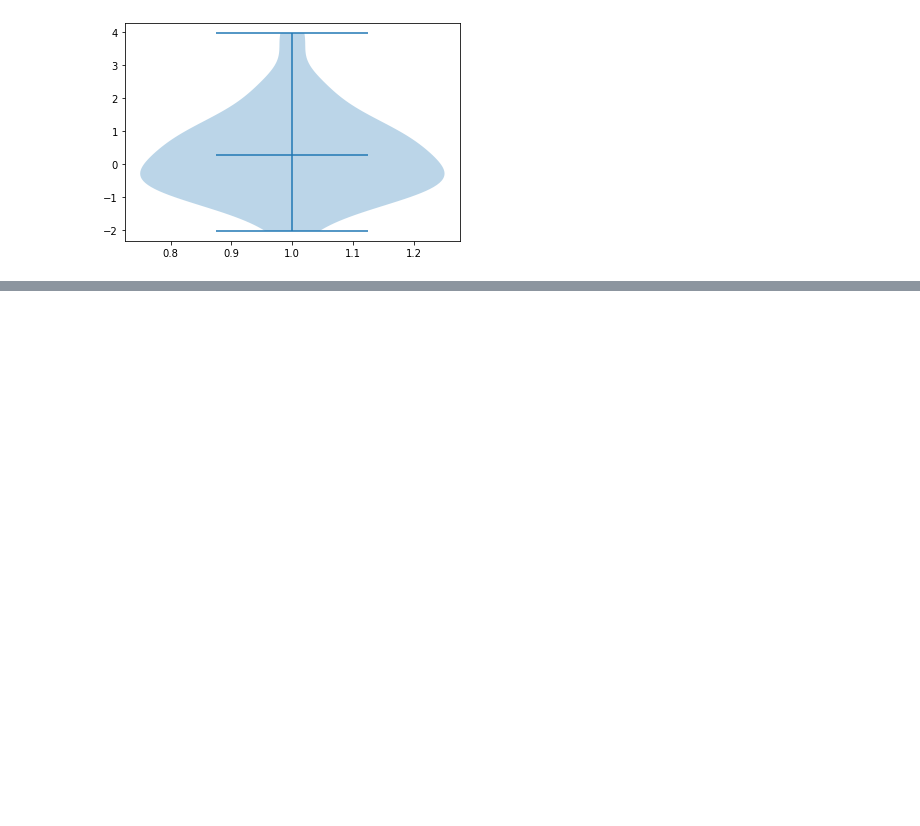
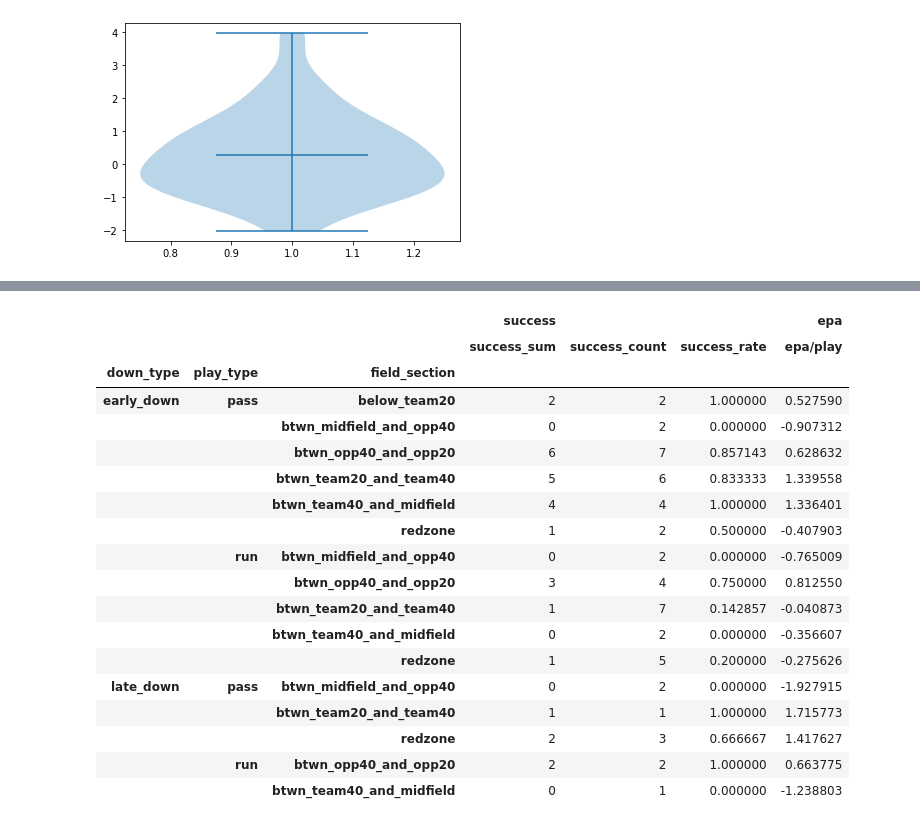
Before and after one commit to keeganheilman/nfl-charts, a Jupyter notebook: explosive_ratio.ipynb, the cells around one changed output, grey strips where cells are left out. Saved outputs shown, nothing was run; the diff lists cells and outputs as text; code cells hidden in the pictures; blank space fills up the shorter version.

```diff
--- a/explosive_ratio.ipynb
+++ b/explosive_ratio.ipynb
@@ -437,0 +513,26 @@ plt.show()
+# %%
+
+
+(df_team_week
+ .groupby(['down_type','play_type','field_section']).agg({'success':[('success_sum','sum'),('success_count','count'),('success_rate','mean')],'epa':[('epa/play','mean')]})
+)
+# %% [output]
+|  |  |  | success |  |  | epa |
+|  |  |  | success_sum | success_count | success_rate | epa/play |
+| down_type | play_type | field_section |  |  |  |  |
+| early_down | pass | below_team20 | 2 | 2 | 1.000000 | 0.527590 |
+|  |  | btwn_midfield_and_opp40 | 0 | 2 | 0.000000 | -0.907312 |
+|  |  | btwn_opp40_and_opp20 | 6 | 7 | 0.857143 | 0.628632 |
+|  |  | btwn_team20_and_team40 | 5 | 6 | 0.833333 | 1.339558 |
+|  |  | btwn_team40_and_midfield | 4 | 4 | 1.000000 | 1.336401 |
+|  |  | redzone | 1 | 2 | 0.500000 | -0.407903 |
+|  | run | btwn_midfield_and_opp40 | 0 | 2 | 0.000000 | -0.765009 |
+|  |  | btwn_opp40_and_opp20 | 3 | 4 | 0.750000 | 0.812550 |
+|  |  | btwn_team20_and_team40 | 1 | 7 | 0.142857 | -0.040873 |
+|  |  | btwn_team40_and_midfield | 0 | 2 | 0.000000 | -0.356607 |
+|  |  | redzone | 1 | 5 | 0.200000 | -0.275626 |
+| late_down | pass | btwn_midfield_and_opp40 | 0 | 2 | 0.000000 | -1.927915 |
+|  |  | btwn_team20_and_team40 | 1 | 1 | 1.000000 | 1.715773 |
+|  |  | redzone | 2 | 3 | 0.666667 | 1.417627 |
+|  | run | btwn_opp40_and_opp20 | 2 | 2 | 1.000000 | 0.663775 |
+|  |  | btwn_team40_and_midfield | 0 | 1 | 0.000000 | -1.238803 |
```
Also changed, not shown: parts of 11 cells of this notebook.
